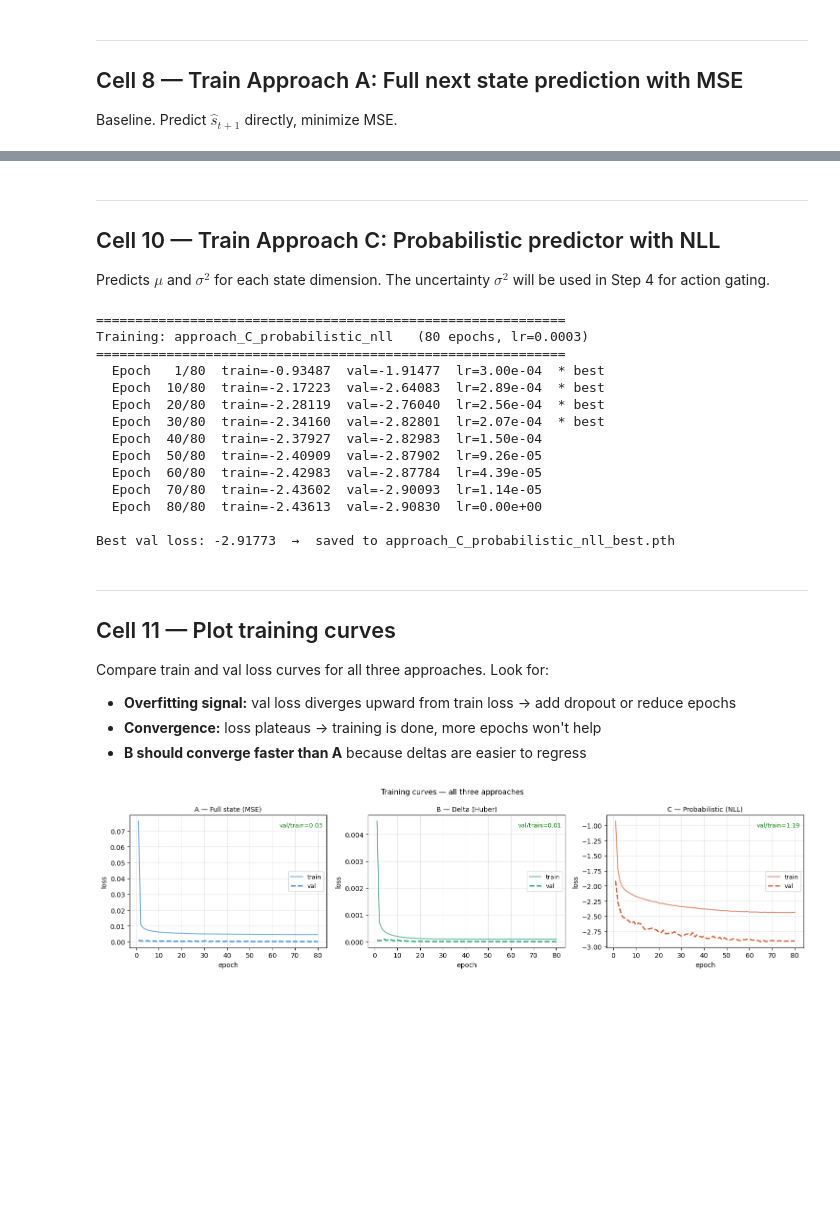
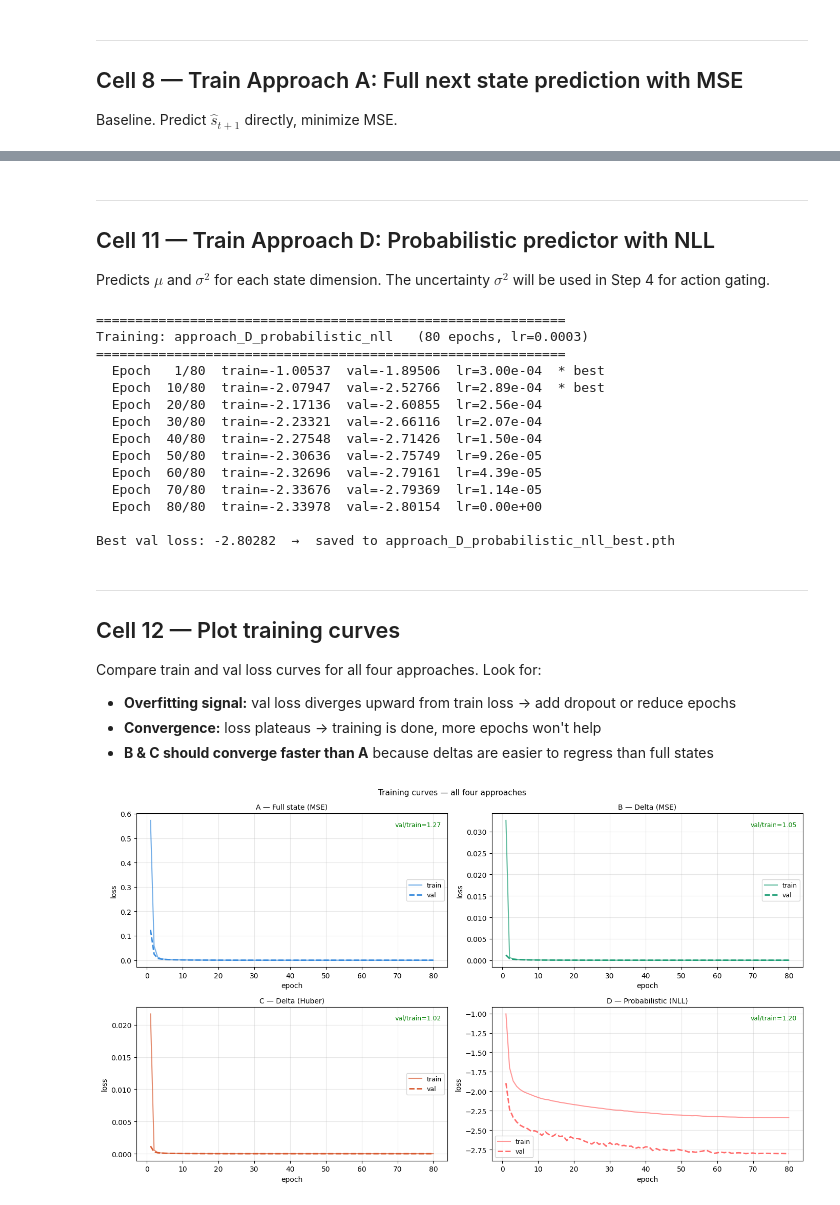
Before and after one commit to nouhailanok/Precedence-Estimation, a Jupyter notebook: dnn predictor/step2_dnn_predictor.ipynb, the cells around one changed output, grey strips where cells are left out. Cells and saved outputs as stored; diff of their text form; code cells hidden in the pictures; blank space fills up the shorter version.

Commit message:
updating dnn predictor

```diff
--- a/dnn predictor/step2_dnn_predictor.ipynb
+++ b/dnn predictor/step2_dnn_predictor.ipynb
@@ -79,7 +79,7 @@ All arrays are already **normalized** (mean=0, std=1 on train dims) and actions
 | `sn_train` | (70 000, 4) | Normalized next states (DNN target) |
 | `mean`, `std` | (1, 4) | Train-set normalization stats for de-normalization |
 # %%
-DATA_PATH = "cartpole_data_mixed_policy.npz"
+DATA_PATH = "../cartpole_data_mixed_policy.npz"
 data = np.load(DATA_PATH)
 
 s_train  = torch.tensor(data["s_train"],  dtype=torch.float32)
@@ -475,7 +492,7 @@ def train_predictor(
     save_best=True,
 ):
     """
-    Generic training loop for all three predictor approaches.
+    Generic training loop for all four predictor approaches.
 
     Parameters
     ----------
@@ -566,6 +583,3 @@ def train_predictor(
 
     print(f"\nBest val loss: {best_val:.5f}  →  saved to {best_path}")
     return history
-
-
-print("Training loop defined. Ready to train all three approaches.")
@@ -610,12 +655,12 @@ The model predicts $\hat{\Delta} = \hat{s}_{t+1} - s_t$.
 At inference, we reconstruct: $\hat{s}_{t+1} = s_t + \hat{\Delta}$.
 # %%
-model_B   = DeterministicPredictor().to(DEVICE)
-history_B = train_predictor(
-    model        = model_B,
-    train_loader = loader_B_train,
-    val_loader   = loader_B_val,
+model_C   = DeterministicPredictor().to(DEVICE)
+history_C = train_predictor(
+    model        = model_C,
+    train_loader = loader_C_train,
+    val_loader   = loader_C_val,
     loss_fn      = huber_loss,
-    model_name   = "approach_B_delta_huber",
+    model_name   = "approach_C_delta_huber",
     n_epochs     = 80,
     lr           = 3e-4,
 )
@@ -637,76 +682,78 @@ Best val loss: 0.00000  →  saved to approach_B_delta_huber_best.pth
 # %% [markdown]
 ---
-## Cell 10 — Train Approach C: Probabilistic predictor with NLL
+## Cell 11 — Train Approach D: Probabilistic predictor with NLL
 
 Predicts $\mu$ and $\sigma^2$ for each state dimension.
 The uncertainty $\sigma^2$ will be used in Step 4 for action gating.
 # %%
-model_C   = ProbabilisticPredictor().to(DEVICE)
-history_C = train_predictor(
-    model            = model_C,
-    train_loader     = loader_C_train,
-    val_loader       = loader_C_val,
+model_D   = ProbabilisticPredictor().to(DEVICE)
+history_D = train_predictor(
+    model            = model_D,
+    train_loader     = loader_D_train,
+    val_loader       = loader_D_val,
     loss_fn          = gaussian_nll_loss,
-    model_name       = "approach_C_probabilistic_nll",
+    model_name       = "approach_D_probabilistic_nll",
     is_probabilistic = True,
     n_epochs         = 80,
     lr               = 3e-4,
 )
 # %% [output]
 ============================================================
-Training: approach_C_probabilistic_nll   (80 epochs, lr=0.0003)
+Training: approach_D_probabilistic_nll   (80 epochs, lr=0.0003)
 ============================================================
-  Epoch   1/80  train=-0.93487  val=-1.91477  lr=3.00e-04  * best
-  Epoch  10/80  train=-2.17223  val=-2.64083  lr=2.89e-04  * best
-  Epoch  20/80  train=-2.28119  val=-2.76040  lr=2.56e-04  * best
-  Epoch  30/80  train=-2.34160  val=-2.82801  lr=2.07e-04  * best
-  Epoch  40/80  train=-2.37927  val=-2.82983  lr=1.50e-04
-  Epoch  50/80  train=-2.40909  val=-2.87902  lr=9.26e-05
-  Epoch  60/80  train=-2.42983  val=-2.87784  lr=4.39e-05
-  Epoch  70/80  train=-2.43602  val=-2.90093  lr=1.14e-05
-  Epoch  80/80  train=-2.43613  val=-2.90830  lr=0.00e+00
+  Epoch   1/80  train=-1.00537  val=-1.89506  lr=3.00e-04  * best
+  Epoch  10/80  train=-2.07947  val=-2.52766  lr=2.89e-04  * best
+  Epoch  20/80  train=-2.17136  val=-2.60855  lr=2.56e-04
+  Epoch  30/80  train=-2.23321  val=-2.66116  lr=2.07e-04
+  Epoch  40/80  train=-2.27548  val=-2.71426  lr=1.50e-04
+  Epoch  50/80  train=-2.30636  val=-2.75749  lr=9.26e-05
+  Epoch  60/80  train=-2.32696  val=-2.79161  lr=4.39e-05
+  Epoch  70/80  train=-2.33676  val=-2.79369  lr=1.14e-05
+  Epoch  80/80  train=-2.33978  val=-2.80154  lr=0.00e+00
 
-Best val loss: -2.91773  →  saved to approach_C_probabilistic_nll_best.pth
+Best val loss: -2.80282  →  saved to approach_D_probabilistic_nll_best.pth
 # %% [markdown]
 ---
-## Cell 11 — Plot training curves
+## Cell 12 — Plot training curves
 
-Compare train and val loss curves for all three approaches.
+Compare train and val loss curves for all four approaches.
 Look for:
 - **Overfitting signal:** val loss diverges upward from train loss → add dropout or reduce epochs
 - **Convergence:** loss plateaus → training is done, more epochs won't help
-- **B should converge faster than A** because deltas are easier to regress
+- **B & C should converge faster than A** because deltas are easier to regress than full states
 # %%
-fig, axes = plt.subplots(1, 3, figsize=(15, 4))
+fig, axes = plt.subplots(2, 2, figsize=(14, 8))
+axes = axes.flatten()
 
 configs = [
-    (history_A, "A — Full state (MSE)",   "#378ADD"),
-    (history_B, "B — Delta (Huber)",      "#1D9E75"),
-    (history_C, "C — Probabilistic (NLL)","#D85A30"),
+    (history_A, "A — Full state (MSE)",      "#378ADD"),
+    (history_B, "B — Delta (MSE)",           "#1D9E75"),
+    (history_C, "C — Delta (Huber)",         "#D85A30"),
+    (history_D, "D — Probabilistic (NLL)",   "#FF6B6B"),
 ]
 
 for ax, (hist, title, color) in zip(axes, configs):
     epochs = range(1, len(hist["train_loss"]) + 1)
     ax.plot(epochs, hist["train_loss"], color=color,   lw=1.5,  alpha=0.7, label="train")
     ax.plot(epochs, hist["val_loss"],   color=color,   lw=2.0,  linestyle="--", label="val")
     ax.set_title(title, fontsize=10)
     ax.set_xlabel("epoch")
     ax.set_ylabel("loss")
     ax.legend(fontsize=9)
     ax.grid(alpha=0.3)
 
     # Overfit ratio: val/train > 2 is a red flag
     final_ratio = hist["val_loss"][-1] / (hist["train_loss"][-1] + 1e-9)
     color_ratio = "red" if final_ratio > 2.0 else "green"
     ax.text(0.98, 0.95, f"val/train={final_ratio:.2f}",
             transform=ax.transAxes, ha="right", va="top",
             fontsize=9, color=color_ratio)
 
-plt.suptitle("Training curves — all three approaches", fontsize=11)
+plt.suptitle("Training curves — all four approaches", fontsize=11)
 plt.tight_layout()
 plt.savefig("training_curves.png", dpi=120)
 plt.show()
 # %% [output]
-[figure, old version]
+[figure, new version]
 # %% [markdown]
 ---
```
Also changed, not shown: parts of 25 cells of this notebook, 13 other files.
